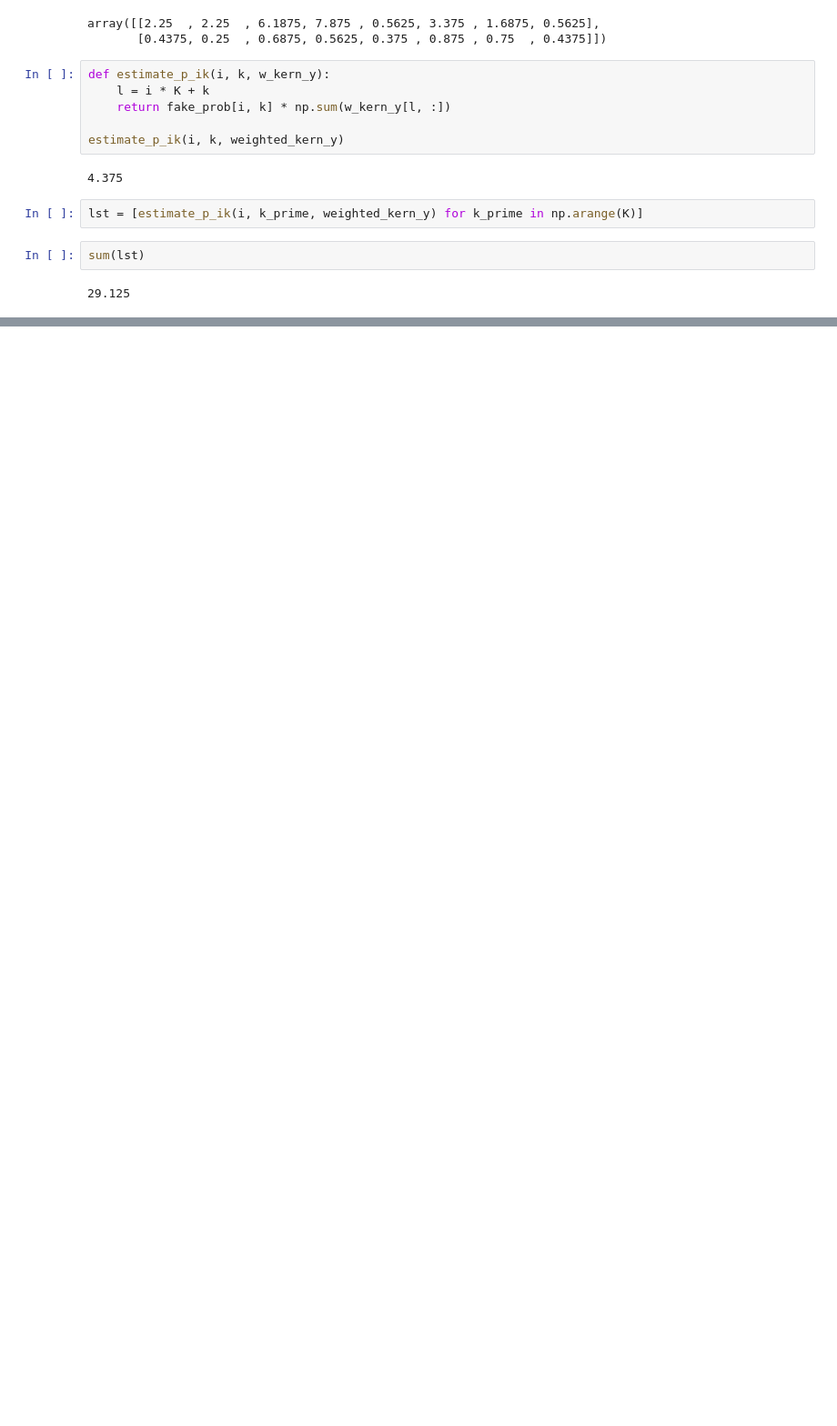
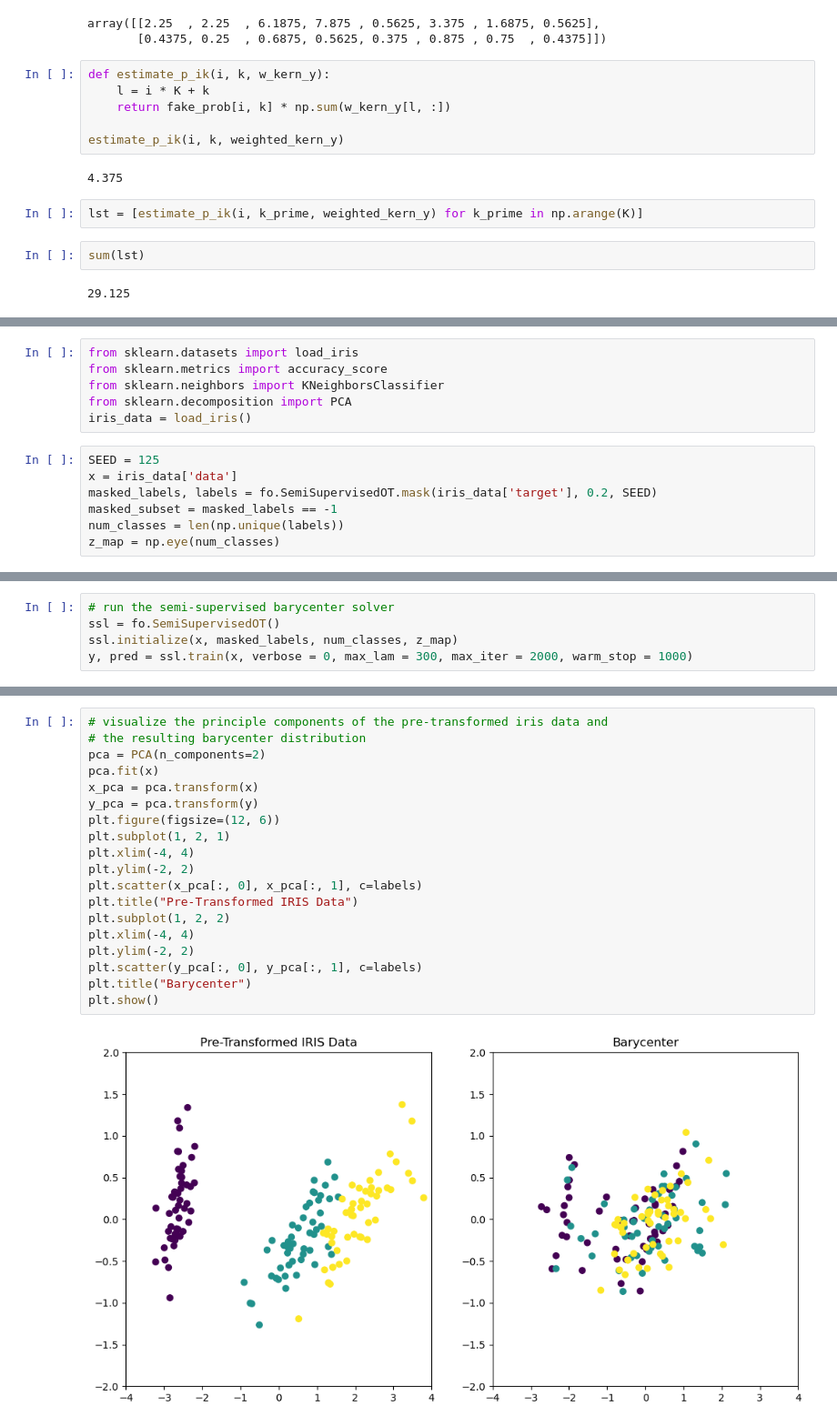
Before and after one commit to KataTech/OTFactorDiscovery, a Jupyter notebook: kai/test.ipynb, the cells around one changed output, grey strips where cells are left out. Shown: that part at 91% size. Cells and saved outputs as stored; diff of their text form; blank space fills up the shorter version.

```diff
--- a/kai/test.ipynb
+++ b/kai/test.ipynb
@@ -210,0 +210,13 @@ FINAL: Gradient norm = 22.677386414601923 at iteration 5000
+# %%
+from sklearn.datasets import load_iris
+from sklearn.metrics import accuracy_score
+from sklearn.neighbors import KNeighborsClassifier
+from sklearn.decomposition import PCA
+iris_data = load_iris()
+# %%
+SEED = 125
+x = iris_data['data']
+masked_labels, labels = fo.SemiSupervisedOT.mask(iris_data['target'], 0.2, SEED)
+masked_subset = masked_labels == -1
+num_classes = len(np.unique(labels))
+z_map = np.eye(num_classes)
@@ -210,0 +236,5 @@ FINAL: Gradient norm = 22.677386414601923 at iteration 5000
+# %%
+# run the semi-supervised barycenter solver
+ssl = fo.SemiSupervisedOT()
+ssl.initialize(x, masked_labels, num_classes, z_map)
+y, pred = ssl.train(x, verbose = 0, max_lam = 300, max_iter = 2000, warm_stop = 1000)
@@ -210,0 +245,21 @@ FINAL: Gradient norm = 22.677386414601923 at iteration 5000
+# %%
+# visualize the principle components of the pre-transformed iris data and
+# the resulting barycenter distribution
+pca = PCA(n_components=2)
+pca.fit(x)
+x_pca = pca.transform(x)
+y_pca = pca.transform(y)
+plt.figure(figsize=(12, 6))
+plt.subplot(1, 2, 1)
+plt.xlim(-4, 4)
+plt.ylim(-2, 2)
+plt.scatter(x_pca[:, 0], x_pca[:, 1], c=labels)
+plt.title("Pre-Transformed IRIS Data")
+plt.subplot(1, 2, 2)
+plt.xlim(-4, 4)
+plt.ylim(-2, 2)
+plt.scatter(y_pca[:, 0], y_pca[:, 1], c=labels)
+plt.title("Barycenter")
+plt.show()
+# %% [output]
+[figure, added]
```
Also changed, not shown: parts of 10 cells of this notebook, 1 other file.
